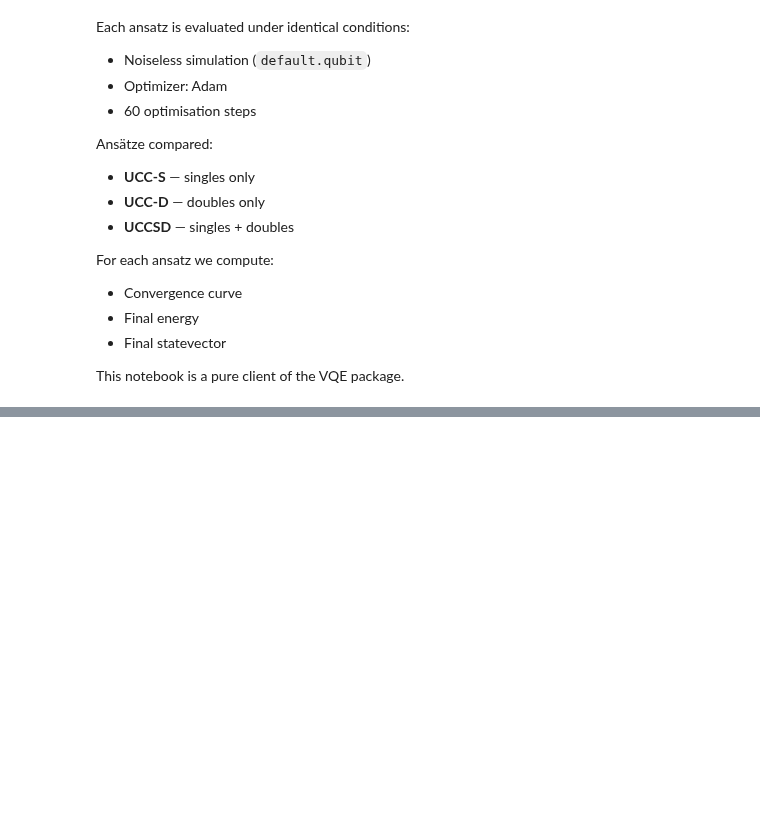
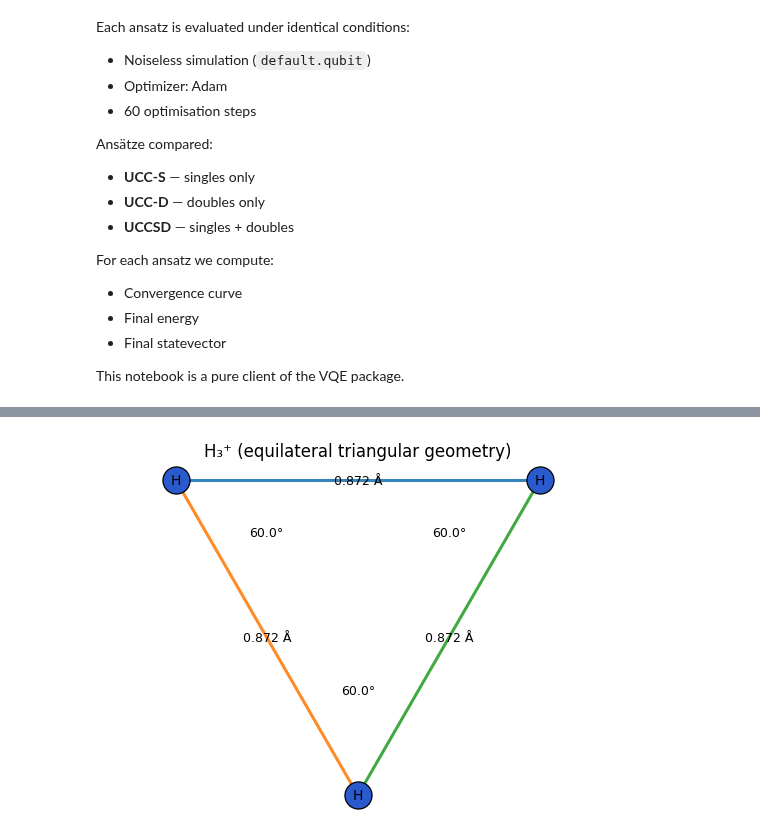
Before and after one commit to SidRichardsQuantum/Variational_Quantum_Eigensolver, a Jupyter notebook: notebooks/vqe/H3plus/Noiseless.ipynb, the cells around one changed output, grey strips where cells are left out. Cells and saved outputs as stored; diff of their text form; code cells hidden in the pictures; blank space fills up the shorter version.

```diff
--- a/notebooks/vqe/H3plus/Noiseless.ipynb
+++ b/notebooks/vqe/H3plus/Noiseless.ipynb
@@ -56,3 +60,16 @@ print("HF state =", "|" + "".join(str(int(x)) for x in hf) + "⟩")
+# %%
+plot_molecule(
+    symbols,
+    coordinates,
+    title="H₃⁺ (equilateral triangular geometry)",
+    bonds=[(0, 1), (1, 2), (2, 0)],
+    angles=[(0, 1, 2), (1, 2, 0), (2, 0, 1)],
+    show_bond_lengths=True,
+    show_atom_indices=False,
+)
+plt.show()
+# %% [output]
+[figure, added]
 # %%
 # -------------------------------------------------------------
 # Run VQE for UCC-S / UCC-D / UCCSD
```
Also changed, not shown: parts of 3 cells of this notebook, 7 other files.
